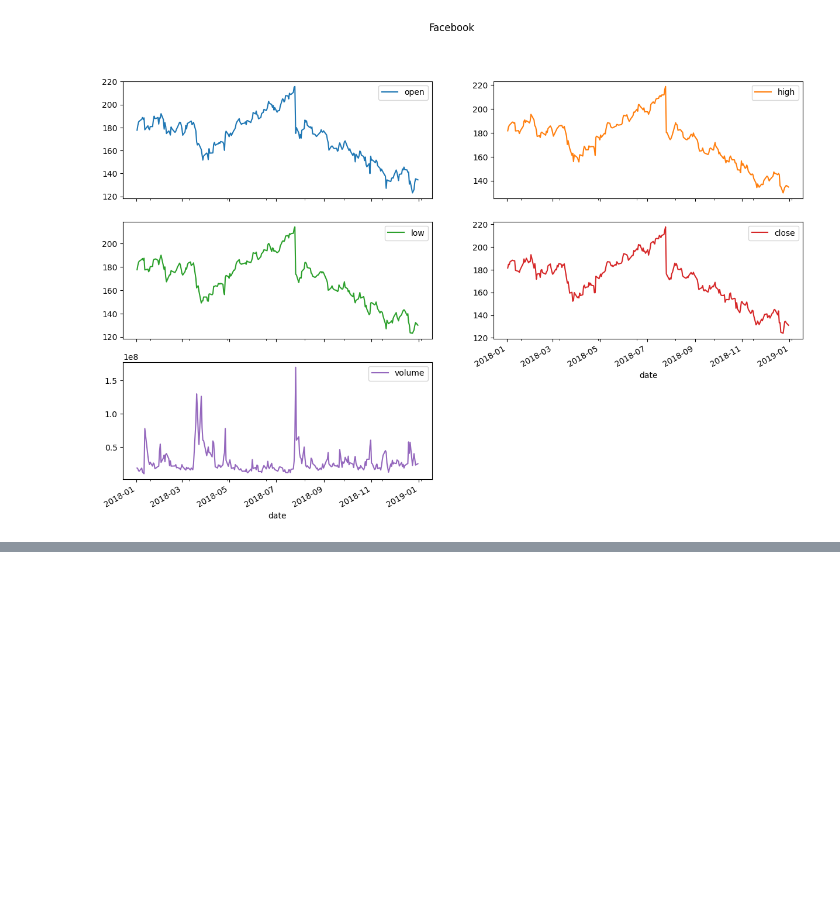
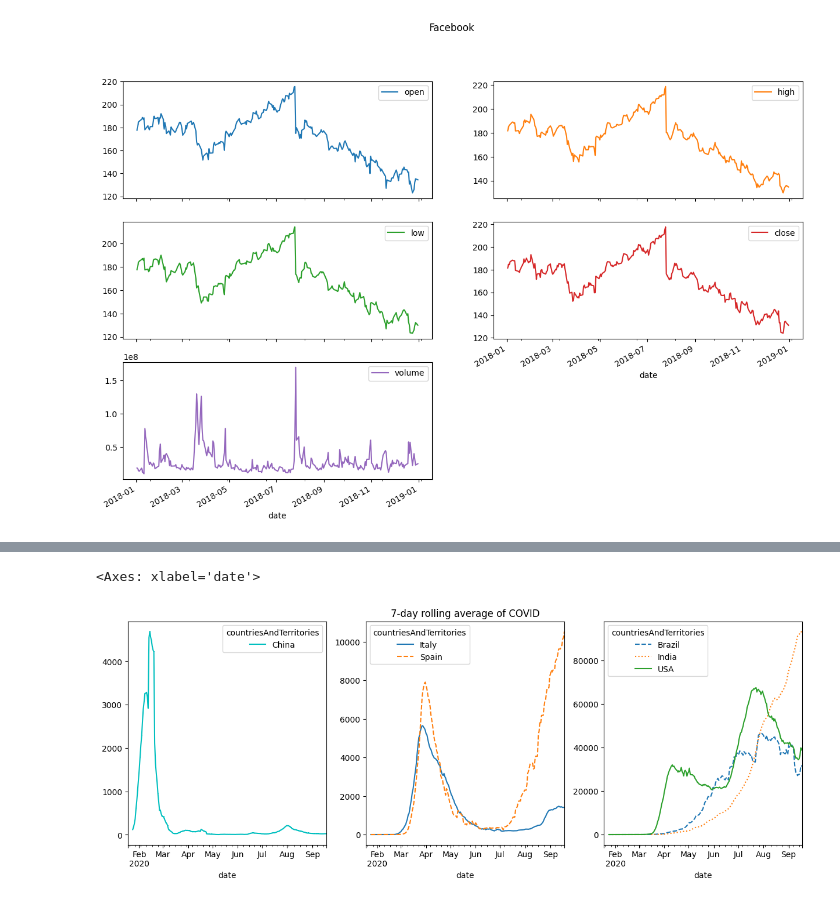
Before and after one commit to roger-mengqiu-chen/DS-learning, a Jupyter notebook: hands-on-da-with-pandas/ch05/2-plotting_with_pandas.ipynb, the cells around one changed output, grey strips where cells are left out. Cells and saved outputs as stored; diff of their text form; code cells hidden in the pictures; blank space fills up the shorter version.

```diff
--- a/hands-on-da-with-pandas/ch05/2-plotting_with_pandas.ipynb
+++ b/hands-on-da-with-pandas/ch05/2-plotting_with_pandas.ipynb
@@ -51,3 +51,10 @@ array([[<Axes: xlabel='date'>, <Axes: xlabel='date'>],
        [<Axes: xlabel='date'>, <Axes: xlabel='date'>],
        [<Axes: xlabel='date'>, <Axes: xlabel='date'>]], dtype=object)
 [figure]
+# %%
+new_cases_rolling_average = covid.pivot_table(
+  index=covid.index,
+  columns='countriesAndTerritories',
+  values='cases',
+).rolling(7).mean()
+new_cases_rolling_average.head(10)
@@ -53,0 +75,9 @@ array([[<Axes: xlabel='date'>, <Axes: xlabel='date'>],
+# %%
+fig, axes = plt.subplots(1, 3, figsize = (15, 5))
+new_cases_rolling_average[['China']].plot(ax=axes[0], style='-,c')
+new_cases_rolling_average[['Italy', 'Spain']].plot(ax=axes[1], style=['-', '--'],
+                                                   title='7-day rolling average of COVID')
+new_cases_rolling_average[['Brazil', 'India', 'USA']].plot(ax=axes[2], style=['--', ':', '-'])
+# %% [output]
+<Axes: xlabel='date'>
+[figure, added]
```
Also changed, not shown: parts of 5 cells of this notebook.
